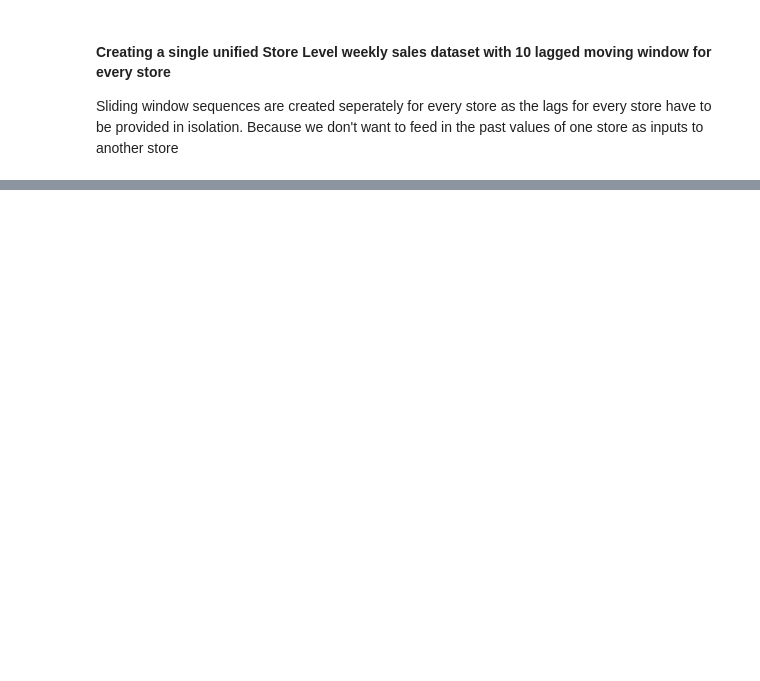
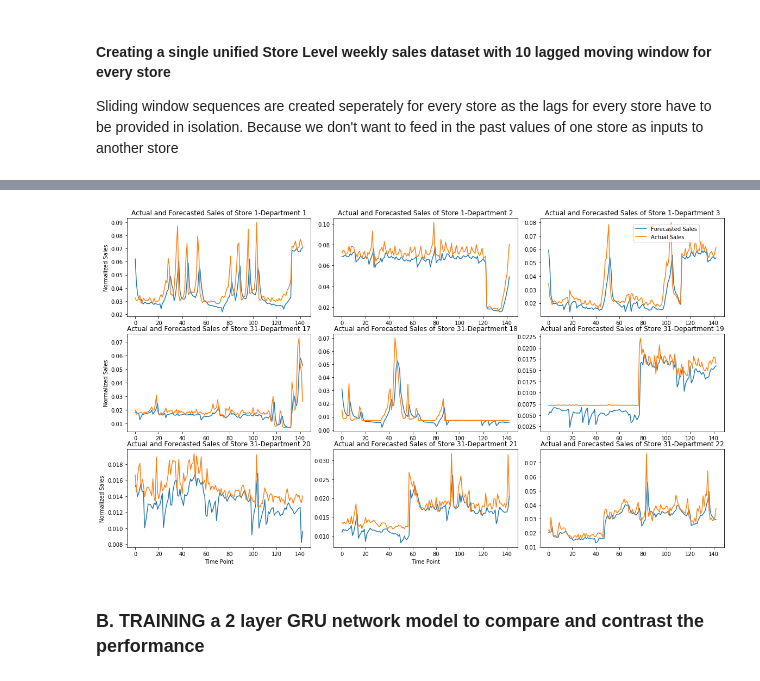
Before and after one commit to bhavish2207/RETAIL-SALES-FORECASTING-using-Recurrent-Neural-Networks, a Jupyter notebook: Department-Store_Lvl_Forecasts_GRU_LSTM_BPTT.ipynb, the cells around one changed output, grey strips where cells are left out. Saved outputs shown, nothing was run; the diff lists cells and outputs as text; code cells hidden in the pictures; blank space fills up the shorter version.

```diff
--- a/Department-Store_Lvl_Forecasts_GRU_LSTM_BPTT.ipynb
+++ b/Department-Store_Lvl_Forecasts_GRU_LSTM_BPTT.ipynb
@@ -103,0 +103,4 @@ Sliding window sequences are created seperately for every store as the lags for
+# %%
+for i,el in enumerate(range(295009,296000,143)):
+    print(i,el)
+    print(dept_store_lvl_df.iloc[el,:2])
@@ -151,0 +379,71 @@ test_loader3 = torch.utils.data.DataLoader(dataset = test_tensor3, batch_size =
+# %%
+time_point_train = [el for el in range(0,143)]
+
+plt.rcParams["figure.figsize"] = [16,9]
+fig, axs = plt.subplots(3, 3)
+fig.tight_layout()
+
+### Store 1-Department 1
+axs[0, 0].plot(time_point_train, Y_pred_train_lst3[0][:143])
+axs[0, 0].plot(time_point_train, [el[0] for el in y_train][:143])
+fig.legend(['Forecasted Sales', 'Actual Sales'], loc = (0.85, 0.9),ncol = 1)
+axs[0, 0].set_title('Actual and Forecasted Sales of Store 1-Department 1')
+axs[0, 0].set_ylabel('Normalized Sales')
+
+
+### Store 1-Department 2
+axs[0, 1].plot(time_point_train, Y_pred_train_lst3[0][143:286])
+axs[0, 1].plot(time_point_train, [el[0] for el in y_train][143:286])
+axs[0, 1].set_title('Actual and Forecasted Sales of Store 1-Department 2')
+
+
+###Store 1-Department 3
+axs[0, 2].plot(time_point_train, Y_pred_train_lst3[0][2*143:3*143])
+axs[0, 2].plot(time_point_train, [el[0] for el in y_train][2*143:3*143])
+axs[0, 2].set_title('Actual and Forecasted Sales of Store 1-Department 3')
+
+
+### STORE Store 31-Department 17
+axs[1, 0].plot(time_point_train, Y_pred_test_lst3[0][0:143])
+axs[1, 0].plot(time_point_train, [el[0] for el in y_test][0:143])
+axs[1, 0].set_title('Actual and Forecasted Sales of Store 31-Department 17')
+axs[1, 0].set_ylabel('Normalized Sales')
+#axs[1, 0].set_xlabel('Time Point')
+
+### STORE Store 31-Department 18
+axs[1, 1].plot(time_point_train, Y_pred_test_lst3[0][143:286])
+axs[1, 1].plot(time_point_train, [el[0] for el in y_test][143:286])
+axs[1, 1].set_title('Actual and Forecasted Sales of Store 31-Department 18')
+#axs[1, 1].set_xlabel('Time Point')
+
+### STORE Store 31-Department 19
+axs[1, 2].plot(time_point_train, Y_pred_test_lst3[0][2*143:3*143])
+axs[1, 2].plot(time_point_train, [el[0] for el in y_test][2*143:3*143])
+axs[1, 2].set_title('Actual and Forecasted Sales of Store 31-Department 19')
+#axs[1, 1].set_xlabel('Time Point')
+
+
+### STORE Store 31-Department 20
+axs[2, 0].plot(time_point_train, Y_pred_test_lst3[0][3*143:4*143])
+axs[2, 0].plot(time_point_train, [el[0] for el in y_test][3*143:4*143])
+axs[2, 0].set_title('Actual and Forecasted Sales of Store 31-Department 20')
+axs[2, 0].set_ylabel('Normalized Sales')
+axs[2, 0].set_xlabel('Time Point')
+
+### STORE Store 31-Department 21
+axs[2, 1].plot(time_point_train, Y_pred_test_lst3[0][4*143:5*143])
+axs[2, 1].plot(time_point_train, [el[0] for el in y_test][4*143:5*143])
+axs[2, 1].set_title('Actual and Forecasted Sales of Store 31-Department 21')
+axs[2, 1].set_xlabel('Time Point')
+
+### STORE Store 31-Department 22
+axs[2, 2].plot(time_point_train, Y_pred_test_lst3[0][5*143:6*143])
+axs[2, 2].plot(time_point_train, [el[0] for el in y_test][5*143:6*143])
+axs[2, 2].set_title('Actual and Forecasted Sales of Store 31-Department 22')
+axs[2, 1].set_xlabel('Time Point')
+
+plt.show()
+# %% [output]
+[figure, added]
+# %% [markdown]
+### B. TRAINING a 2 layer GRU network model to compare and contrast the performance
```
Also changed, not shown: parts of 31 cells of this notebook.
